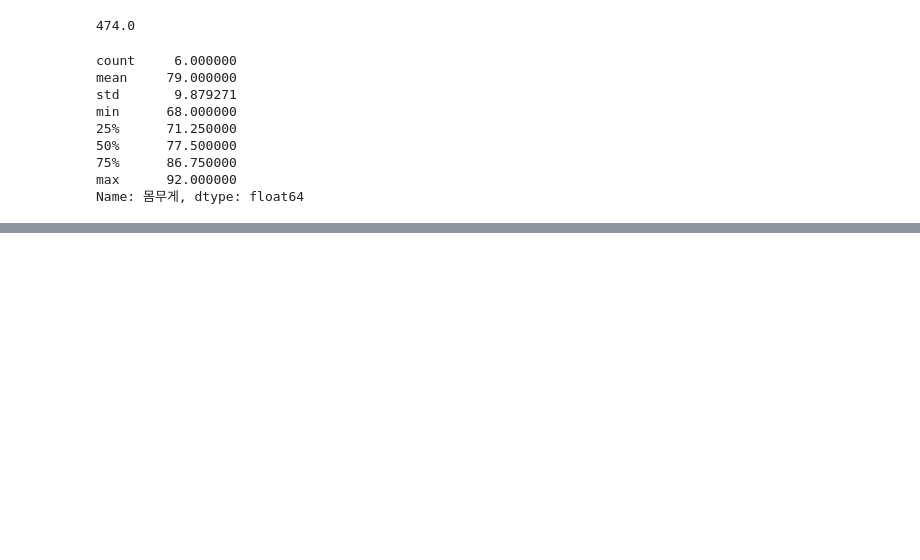
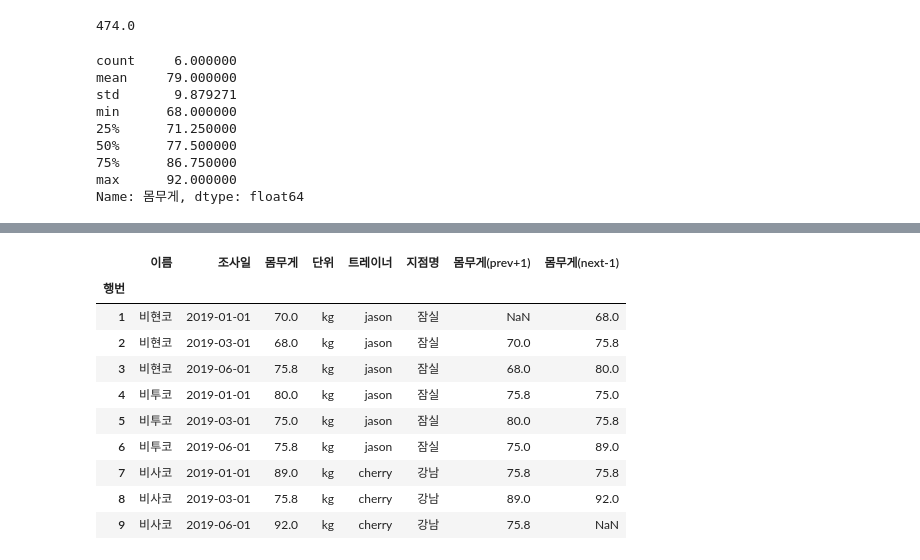
Before and after one commit to lolsaless/Python, a Jupyter notebook: 0. 학습_책/1. 파이썬 업무 자동화(RPA)/2. 데이터 처리 자동화/2. 데이터 처리 자동화.ipynb, the cells around one changed output, grey strips where cells are left out. Drawn from its saved outputs; the diff is of its cells as text; code cells hidden in the pictures; blank space fills up the shorter version.

```diff
--- a/0. 학습_책/1. 파이썬 업무 자동화(RPA)/2. 데이터 처리 자동화/2. 데이터 처리 자동화.ipynb
+++ b/0. 학습_책/1. 파이썬 업무 자동화(RPA)/2. 데이터 처리 자동화/2. 데이터 처리 자동화.ipynb
@@ -431,3 +431,5 @@ min      68.000000
 75%      86.750000
 max      92.000000
 Name: 몸무게, dtype: float64
+# %%
+data["지점명"] = data["지점명"].replace("잠실동", "잠실")
@@ -433,0 +464,2 @@ Name: 몸무게, dtype: float64
+# %%
+data["몸무게"] = data["몸무게"].fillna(75.8)
@@ -433,0 +480,2 @@ Name: 몸무게, dtype: float64
+# %%
+data["몸무게(prev+1)"] = data["몸무게"].shift(1)
@@ -433,0 +496,15 @@ Name: 몸무게, dtype: float64
+# %%
+data["몸무게(next-1)"] = data["몸무게"].shift(-1)
+data
+# %% [output]
+|  | 이름 | 조사일 | 몸무게 | 단위 | 트레이너 | 지점명 | 몸무게(prev+1) | 몸무게(next-1) |
+| 행번 |  |  |  |  |  |  |  |  |
+| 1 | 비현코 | 2019-01-01 | 70.0 | kg | jason | 잠실 | NaN | 68.0 |
+| 2 | 비현코 | 2019-03-01 | 68.0 | kg | jason | 잠실 | 70.0 | 75.8 |
+| 3 | 비현코 | 2019-06-01 | 75.8 | kg | jason | 잠실 | 68.0 | 80.0 |
+| 4 | 비투코 | 2019-01-01 | 80.0 | kg | jason | 잠실 | 75.8 | 75.0 |
+| 5 | 비투코 | 2019-03-01 | 75.0 | kg | jason | 잠실 | 80.0 | 75.8 |
+| 6 | 비투코 | 2019-06-01 | 75.8 | kg | jason | 잠실 | 75.0 | 89.0 |
+| 7 | 비사코 | 2019-01-01 | 89.0 | kg | cherry | 강남 | 75.8 | 75.8 |
+| 8 | 비사코 | 2019-03-01 | 75.8 | kg | cherry | 강남 | 89.0 | 92.0 |
+| 9 | 비사코 | 2019-06-01 | 92.0 | kg | cherry | 강남 | 75.8 | NaN |
```
Also changed, not shown: parts of 17 cells of this notebook.
